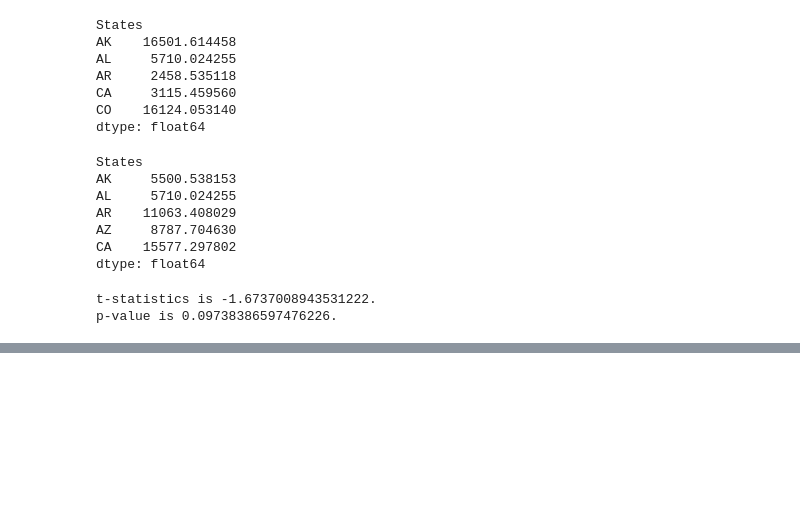
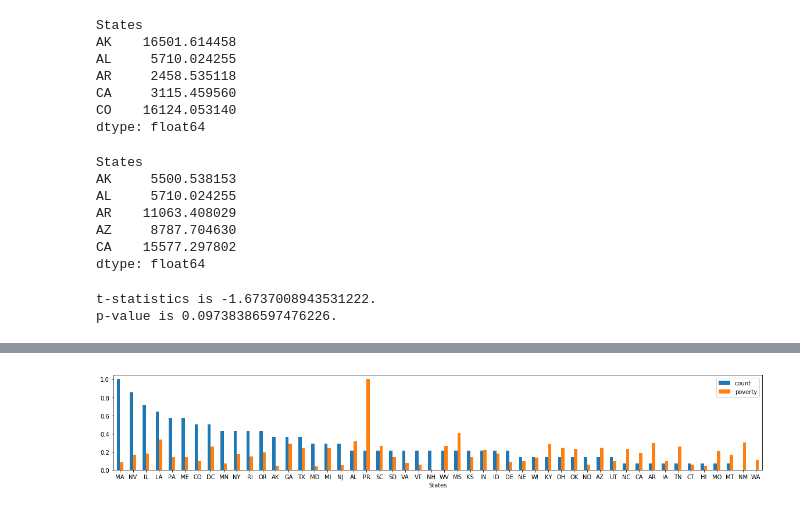
Before and after one commit to Mariajadoon/Demographics-and-Food-Project, a Jupyter notebook: Yelp_API-Maria_Copy.ipynb, the cells around one changed output, grey strips where cells are left out. Saved outputs shown, nothing was run; the diff lists cells and outputs as text; code cells hidden in the pictures; blank space fills up the shorter version.

Commit message:
added Poverty code to file

```diff
--- a/Yelp_API-Maria_Copy.ipynb
+++ b/Yelp_API-Maria_Copy.ipynb
@@ -368,3 +368,7 @@ print("p-value is {}.".format(p))
 # %% [output]
 t-statistics is -1.6737008943531222.
 p-value is 0.09738386597476226.
+# %%
+#Martel Poverty Data $$$$
+grouped_poverty_data = expensive.groupby(['States']).mean()['Poverty']
+grouped_poverty_data.head(20)
@@ -370,0 +393,9 @@ p-value is 0.09738386597476226.
+# %%
+df_poverty = pd.DataFrame({"count": grouped_count_data, "poverty": grouped_poverty_data})
+# %%
+df_poverty_norm = (df_poverty - df_poverty.min()) / (df_poverty.max() - df_poverty.min())
+df_poverty_norm.sort_values("count", inplace=True, ascending=False)
+# %%
+px = df_poverty_norm.plot.bar(rot=0, figsize=(20,3))
+# %% [output]
+[figure, added]
```
Also changed, not shown: parts of 14 cells of this notebook.
